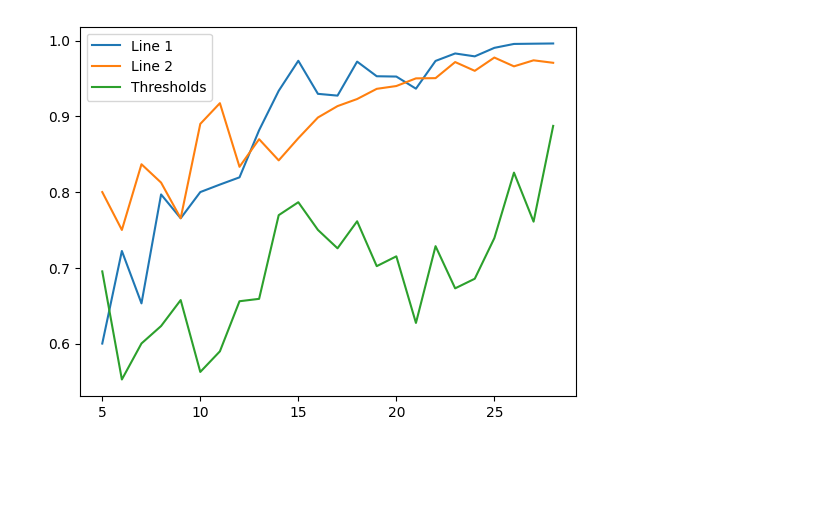
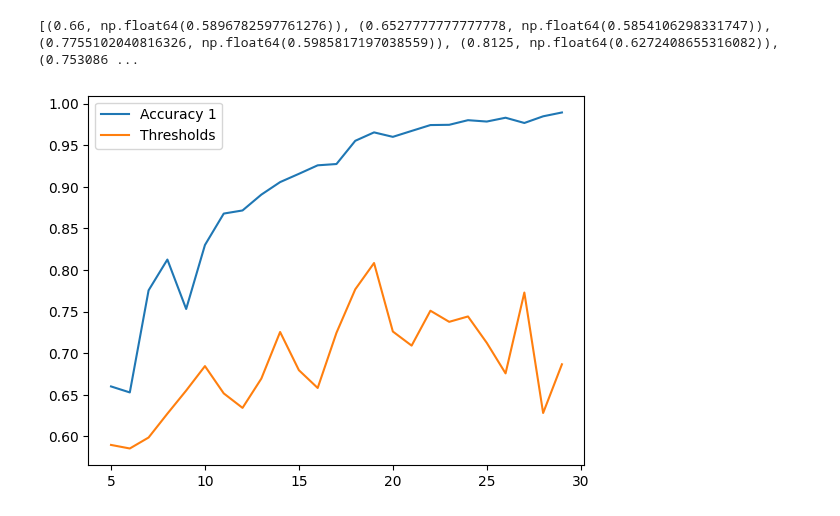
Before and after one commit to Yee-Millennium/REU2024_code, a Jupyter notebook: plotting_accuracies.ipynb, the cells around one changed output. Saved outputs shown, nothing was run; the diff lists cells and outputs as text; code cells hidden in the pictures; blank space fills up the shorter version.

Commit message:
accu plots

```diff
--- a/plotting_accuracies.ipynb
+++ b/plotting_accuracies.ipynb
@@ -330,12 +335,19 @@ accu1 = [(i[0]) for i in accu]
 accu2 = [(i[1]) for i in accu]
 thresholds = [i[2] for i in accu]
+# %%
+print(accu)
+# %% [output]
+[(0.66, np.float64(0.5896782597761276)), (0.6527777777777778, np.float64(0.5854106298331747)), (0.7755102040816326, np.float64(0.5985817197038559)), (0.8125, np.float64(0.6272408655316082)), (0.753086 ...
+# %%
+accu1 = [i[0] for i in accu]
+thresholds = [i[1] for i in accu]
 # %%
-x_values = np.arange(5,29)
-plt.plot(x_values, accu1, label='Line 1')
-plt.plot(x_values, accu2, label='Line 2')
+x_values = np.arange(5,30)
+plt.plot(x_values, accu1, label='Accuracy 1')
+# plt.plot(x_values, accu2, label='Accuracy 2')
 plt.plot(x_values, thresholds, label='Thresholds')
 
 plt.legend()
 plt.show()
 # %% [output]
-[figure, old version]
+[figure, new version]
```
Also changed, not shown: parts of 6 cells of this notebook, 16 other files.
